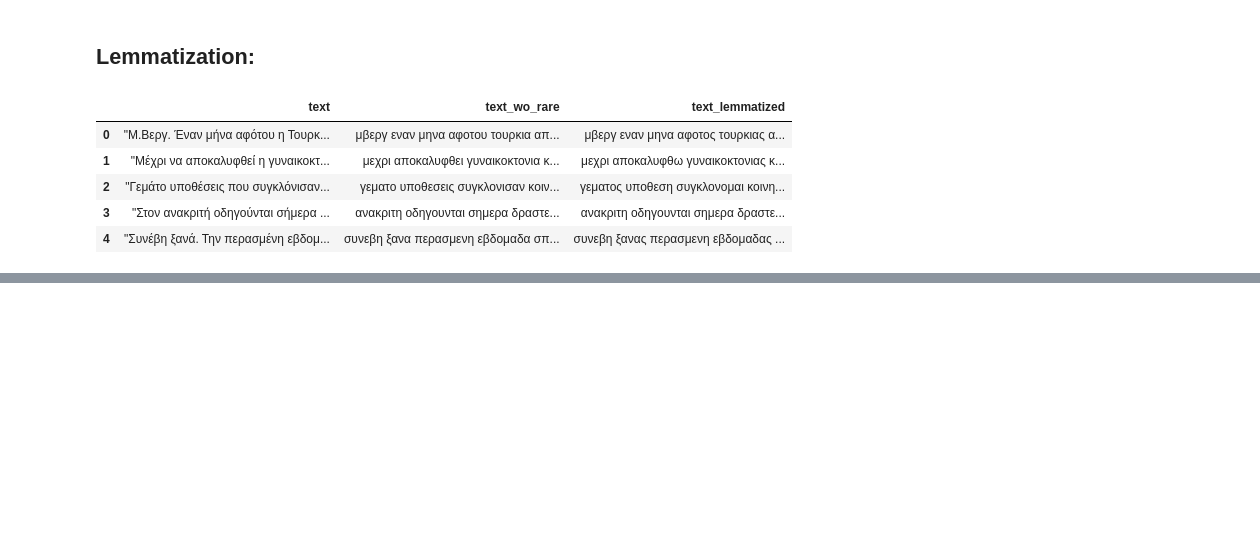
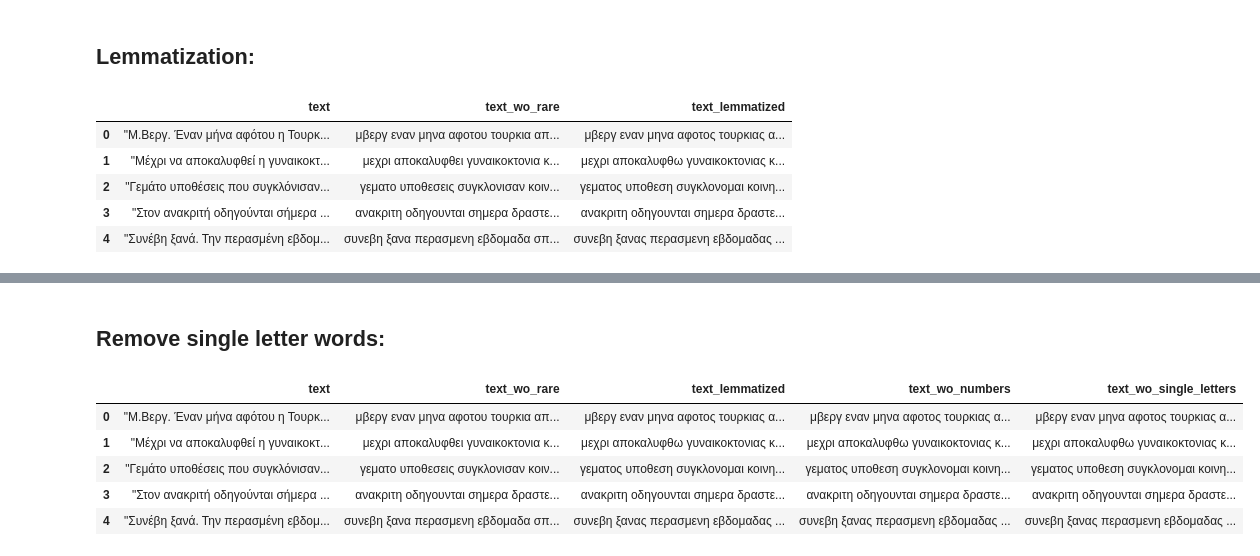
Before and after one commit to openlabathens/article-classification, a Jupyter notebook: article_classification.ipynb, the cells around one changed output, grey strips where cells are left out. Saved outputs shown, nothing was run; the diff lists cells and outputs as text; code cells hidden in the pictures; blank space fills up the shorter version.

Commit message:
removed nums & single letters

```diff
--- a/article_classification.ipynb
+++ b/article_classification.ipynb
@@ -193,16 +210,20 @@ cnt.most_common()[:-10-1:-1]
  ('σκληρα', 2),
  ('σιμι', 2)]
 # %%
-# Drop the two columns which are no more needed
+# Drop the two columns which are no longer needed
 df.drop(["text_wo_punct", "text_wo_stop", "text_lower"], axis=1, inplace=True)
 
 n_rare_words = 10
 RAREWORDS = set([w for (w, wc) in cnt.most_common()[:-n_rare_words-1:-1]])
+
+
 def remove_rarewords(text):
     """custom function to remove rare words"""
     return " ".join([word for word in str(text).split() if word not in RAREWORDS])
 
-df["text_wo_rare"] = df["text_wo_freq"].apply(lambda text: remove_rarewords(text))
+
+df["text_wo_rare"] = df["text_wo_freq"].apply(
+    lambda text: remove_rarewords(text))
 df.head()
 # %% [output]
 |  | text | text_wo_intonation | text_wo_freq | text_wo_rare |
@@ -214,11 +235,12 @@ df.head()
 # %% [markdown]
 ## Lemmatization:
 # %%
-# Drop the columns which are no more needed
+# Drop the columns which are no longer needed
 df.drop(["text_wo_intonation", "text_wo_freq"], axis=1, inplace=True)
 
 nlp = spacy.load("el_core_news_sm")
 # nlp.remove_pipe("tagger")
+
 
 def lemmatize_words(text):
     """custom function to lemmatize text"""
@@ -227,7 +249,8 @@ def lemmatize_words(text):
     return " ".join([token.lemma_ for token in doc])
 
 
-df["text_lemmatized"] = df["text_wo_rare"].apply(lambda text: lemmatize_words(text))
+df["text_lemmatized"] = df["text_wo_rare"].apply(
+    lambda text: lemmatize_words(text))
 df.head()
 # %% [output]
 |  | text | text_wo_rare | text_lemmatized |
@@ -241,7 +261,0 @@ df.head()
-# %%
-# Drop the columns which are no more needed
-df.drop(["text", "text_wo_rare"], axis=1, inplace=True)
-
-df['label'] = df_full['class']
-df.columns = ['text', 'label']
-df.head()
@@ -327,0 +264,9 @@ TRAIN: [  0   1   2   3   4   5   7   8  11  12  13  14  16  17  18  20  21  23
+# %%
+def drop_numbers(text):
+    text_wo_numbers = re.sub(r'[0-9]+', '', text)
+    return text_wo_numbers
+
+
+df["text_wo_numbers"] = df["text_lemmatized"].apply(
+    lambda text: drop_numbers(text))
+df.head()
@@ -327,0 +280,17 @@ TRAIN: [  0   1   2   3   4   5   7   8  11  12  13  14  16  17  18  20  21  23
+# %% [markdown]
+## Remove single letter words:
+# %%
+def drop_single_letter_words(text):
+    return ' '.join([w for w in text.split() if len(w) > 1])
+
+
+df["text_wo_single_letters"] = df["text_wo_numbers"].apply(
+    lambda text: drop_single_letter_words(text))
+df.head()
+# %% [output]
+|  | text | text_wo_rare | text_lemmatized | text_wo_numbers | text_wo_single_letters |
+| 0 | "Μ.Βεργ. Έναν μήνα αφότου η Τουρκ... | μβεργ εναν μηνα αφοτου τουρκια απ... | μβεργ εναν μηνα αφοτος τουρκιας α... | μβεργ εναν μηνα αφοτος τουρκιας α... | μβεργ εναν μηνα αφοτος τουρκιας α... |
+| 1 | "Μέχρι να αποκαλυφθεί η γυναικοκτ... | μεχρι αποκαλυφθει γυναικοκτονια κ... | μεχρι αποκαλυφθω γυναικοκτονιας κ... | μεχρι αποκαλυφθω γυναικοκτονιας κ... | μεχρι αποκαλυφθω γυναικοκτονιας κ... |
+| 2 | "Γεμάτο υποθέσεις που συγκλόνισαν... | γεματο υποθεσεις συγκλονισαν κοιν... | γεματος υποθεση συγκλονομαι κοινη... | γεματος υποθεση συγκλονομαι κοινη... | γεματος υποθεση συγκλονομαι κοινη... |
+| 3 | "Στον ανακριτή οδηγούνται σήμερα ... | ανακριτη οδηγουνται σημερα δραστε... | ανακριτη οδηγουνται σημερα δραστε... | ανακριτη οδηγουνται σημερα δραστε... | ανακριτη οδηγουνται σημερα δραστε... |
+| 4 | "Συνέβη ξανά. Την περασμένη εβδομ... | συνεβη ξανα περασμενη εβδομαδα σπ... | συνεβη ξανας περασμενη εβδομαδας ... | συνεβη ξανας περασμενη εβδομαδας ... | συνεβη ξανας περασμενη εβδομαδας ... |
```
Also changed, not shown: parts of 15 cells of this notebook.
